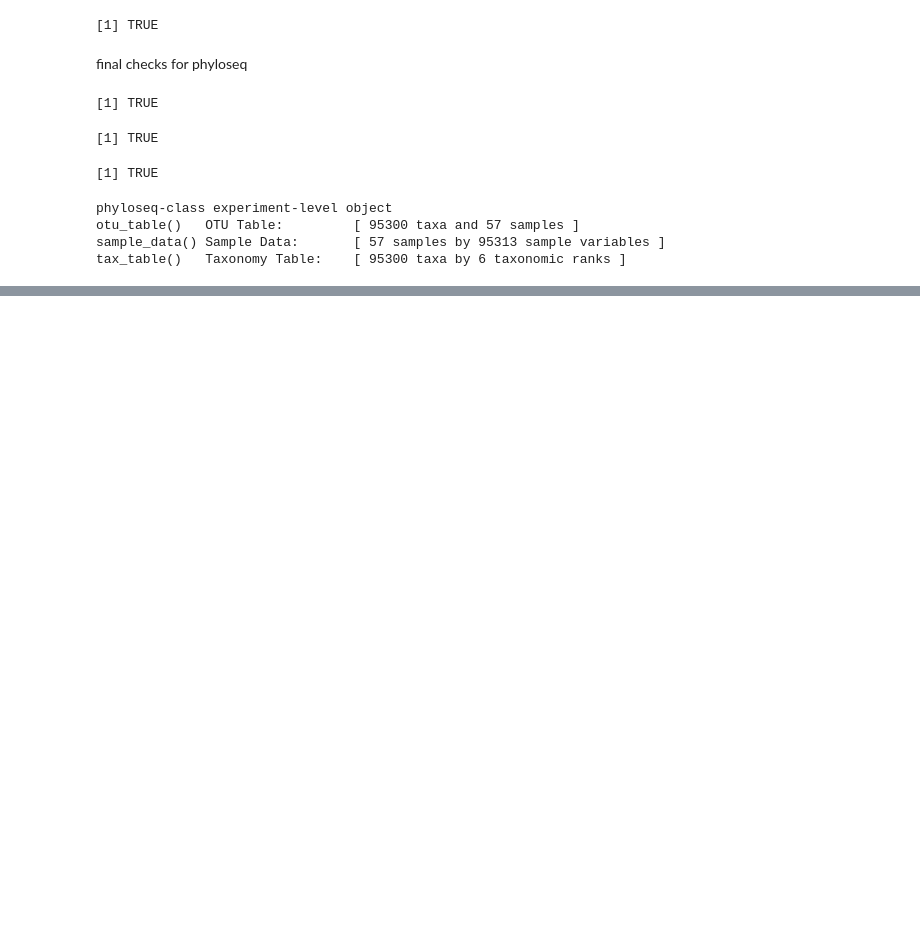
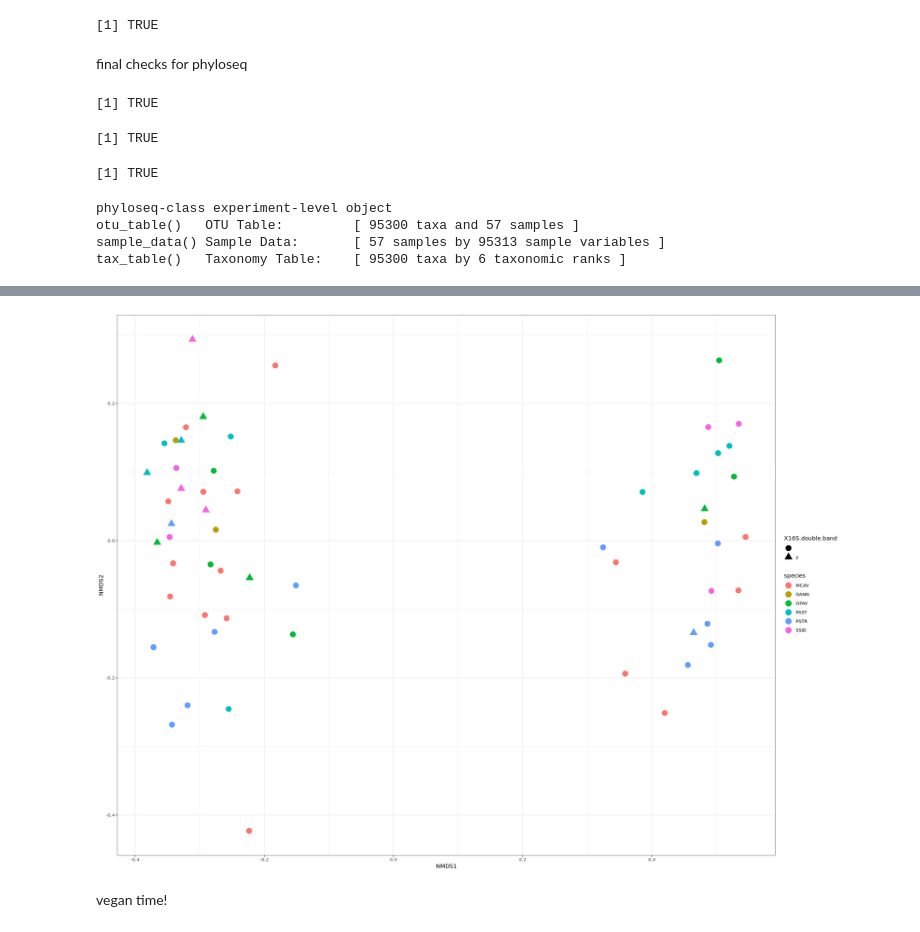
Before and after one commit to cdesouza02/BEL_16S_output, a Jupyter notebook: 10Kphyloseq.ipynb, the cells around one changed output, grey strips where cells are left out. Drawn from its saved outputs; the diff is of its cells as text; code cells hidden in the pictures; blank space fills up the shorter version.

```diff
--- a/10Kphyloseq.ipynb
+++ b/10Kphyloseq.ipynb
@@ -289,9 +305,3 @@ tax_table()   Taxonomy Table:    [ 95300 taxa by 6 taxonomic ranks ]
 # %%
 #removing any taxa that don't show up in any samples to speed up the process
 ps <- prune_taxa(taxa_sums(ps) > 0, ps)
-# %%
-dna <- Biostrings::DNAStringSet(taxa_names(ps))
-names(dna) <- taxa_names(ps)
-ps <- merge_phyloseq(ps, dna)
-taxa_names(ps) <- paste0("ASV", seq(ntaxa(ps)))
-ps
@@ -304,4 +321,5 @@ refseq()      DNAStringSet:      [ 93551 reference sequences ]
 # %%
-#normalizing OTU by converting rawcounts into relative abundances
+#normalizing ps by converting rawcounts into relative abundances
 #so samples with more reads wont be over represented
-OTU = transform_sample_counts(otu, function(x) 1E6 * x / sum(x))
+#using ps bc only to the count data (OTU table), while preserving the rest of the object
+ps_norm = transform_sample_counts(ps, function(x) 1E6 * x / sum(x))
@@ -369,0 +403,5 @@ p+ geom_point(size=5)
+# %%
+plot_ordination(ps_norm, ps_norm.ord, type="samples", color="species", shape="X16S.double.band")+
+geom_point(size=5)
+# %% [output]
+[figure, added]
@@ -369,0 +410,2 @@ p+ geom_point(size=5)
+# %% [markdown]
+vegan time!
```
Also changed, not shown: parts of 34 cells of this notebook.
